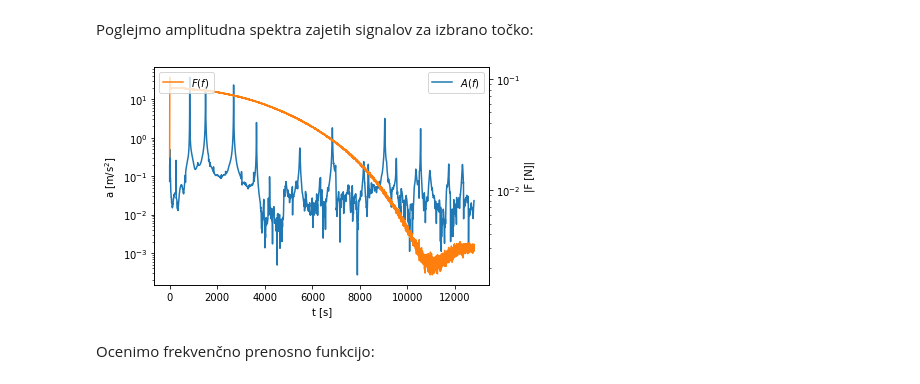
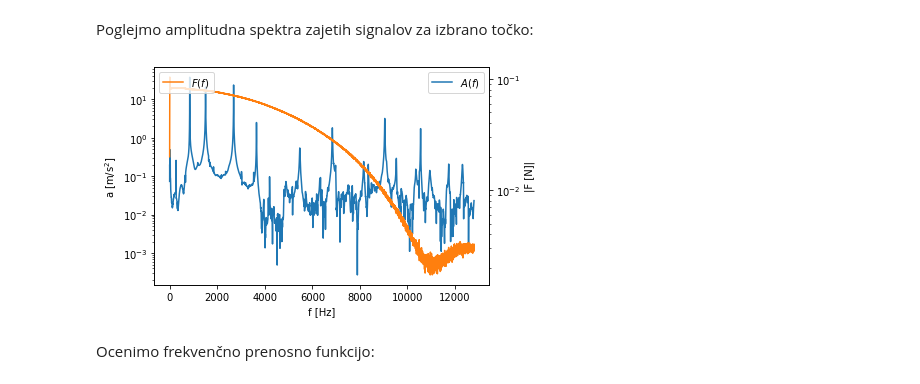
Before and after one commit to domengorjup/ps_lv, a Jupyter notebook: lv_book/notebooks/06 - LTI sistemi 2, prenosne funkcije.ipynb, the cells around one changed output. Drawn from its saved outputs; the diff is of its cells as text; code cells hidden in the pictures.

```diff
--- a/lv_book/notebooks/06 - LTI sistemi 2, prenosne funkcije.ipynb
+++ b/lv_book/notebooks/06 - LTI sistemi 2, prenosne funkcije.ipynb
@@ -294,17 +294,17 @@ freq = np.fft.rfftfreq(len(t), dt)
 # %%
 fig, ax = plt.subplots()
 ax2 = ax.twinx()
 ax.semilogy(freq, np.abs(A), alpha=1, label='$A(f)$')
 ax2.semilogy(freq, np.abs(F), alpha=1, c='C1', label='$F(f)$')
 
 ax.legend(loc=1)
 ax2.legend(loc=2)
 
 ax2.set_ylabel('|F [N]|')
 ax.set_ylabel('a [m/s$^2$]')
-ax.set_xlabel('t [s]');
+ax.set_xlabel('f [Hz]');
 # %% [output]
-[figure, old version]
+[figure, new version]
 # %% [markdown]
 Ocenimo frekvenčno prenosno funkcijo:
 # %%
```
Also changed, not shown: parts of 5 cells of this notebook.
